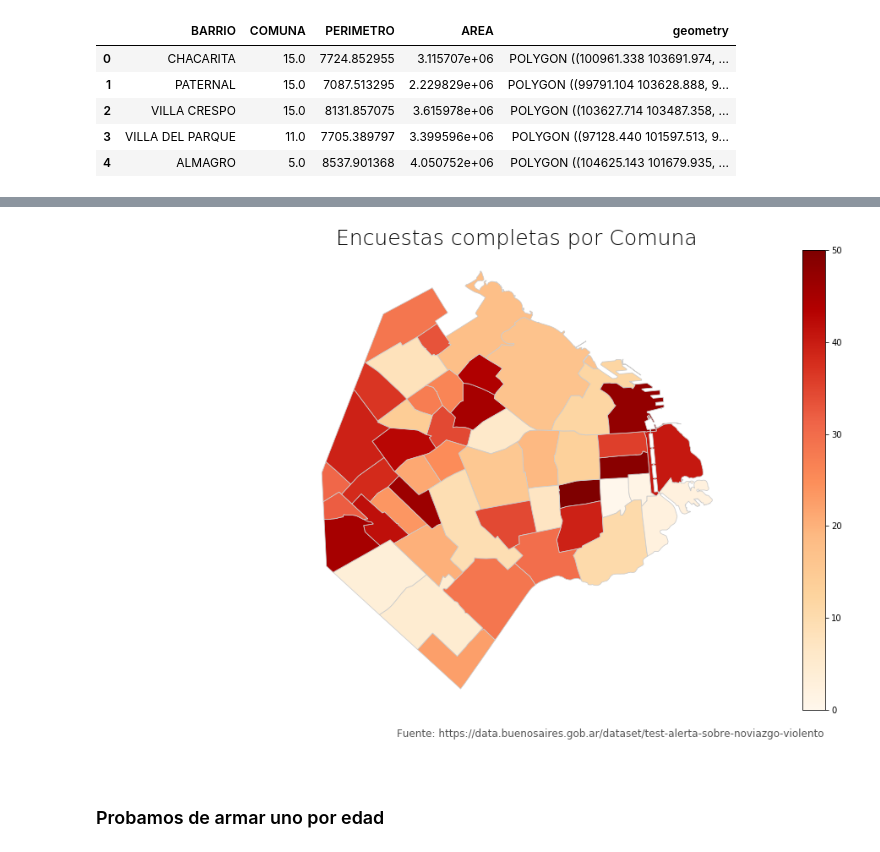
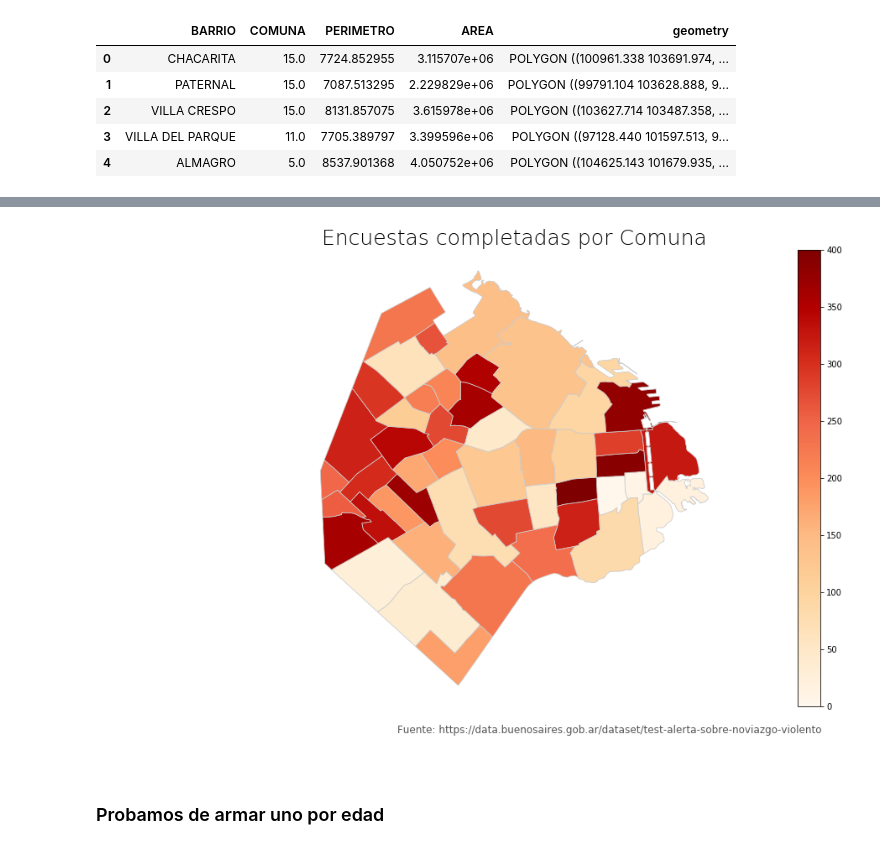
Before and after one commit to cdgn-coding/ml-test-noviazgo, a Jupyter notebook: Exploración Geográfica/Encuestas completadas por Comuna.ipynb, the cells around one changed output, grey strips where cells are left out. Cells and saved outputs as stored; diff of their text form; code cells hidden in the pictures.

```diff
--- a/Exploración Geográfica/Encuestas completadas por Comuna.ipynb
+++ b/Exploración Geográfica/Encuestas completadas por Comuna.ipynb
@@ -36,23 +47,23 @@ vecescompletadaporbarrio.head(5)
 # %%
 # set the value column that will be visualised
 variable = 'barrio_completo'# set the range for the choropleth values
-vmin, vmax = 0, 50# create figure and axes for Matplotlib
+vmin, vmax = 0, 400# create figure and axes for Matplotlib
 fig, ax = plt.subplots(figsize=(30, 10))# remove the axis
 ax.axis('off')
 
 
 # create figure and axes for Matplotlib
 #fig, ax = plt.subplots(figsize=(10, 5))# remove the axis
 ax.axis('off')# add a title and annotation
-ax.set_title('Encuestas completas por Comuna', fontdict={'fontsize': '25', 'fontweight' : '5'})
+ax.set_title('Encuestas completadas por Comuna', fontdict={'fontsize': '25', 'fontweight' : '5'})
 ax.annotate('Fuente: https://data.buenosaires.gob.ar/dataset/test-alerta-sobre-noviazgo-violento', xy=(0.4, .05), xycoords='figure fraction', fontsize=12, color='#555555')# Create colorbar legend
 sm = plt.cm.ScalarMappable(cmap= "OrRd" , norm=plt.Normalize(vmin=vmin, vmax=vmax))# empty array for the data range
 sm.set_array([]) # or alternatively sm._A = []. Not sure why this step is necessary, but many recommends it# add the colorbar to the figure
 fig.colorbar(sm)# create map
 vecescompletadaporbarrio.plot(column="barrio_completo", cmap= "OrRd" , linewidth=0.8, ax=ax, edgecolor='0.8')
 fig.savefig("encuestascompletasporcomuna.png", dpi=300)
 # %% [output]
-[figure, old version]
+[figure, new version]
 # %%
 #import plotly.express as px
 #fig = px.density_mapbox(vecescompletadaporbarrio, lat='Latitude', lon='Longitude', z='Magnitude', radius=10,
```
Also changed, not shown: parts of 18 cells of this notebook, 4 other files.
